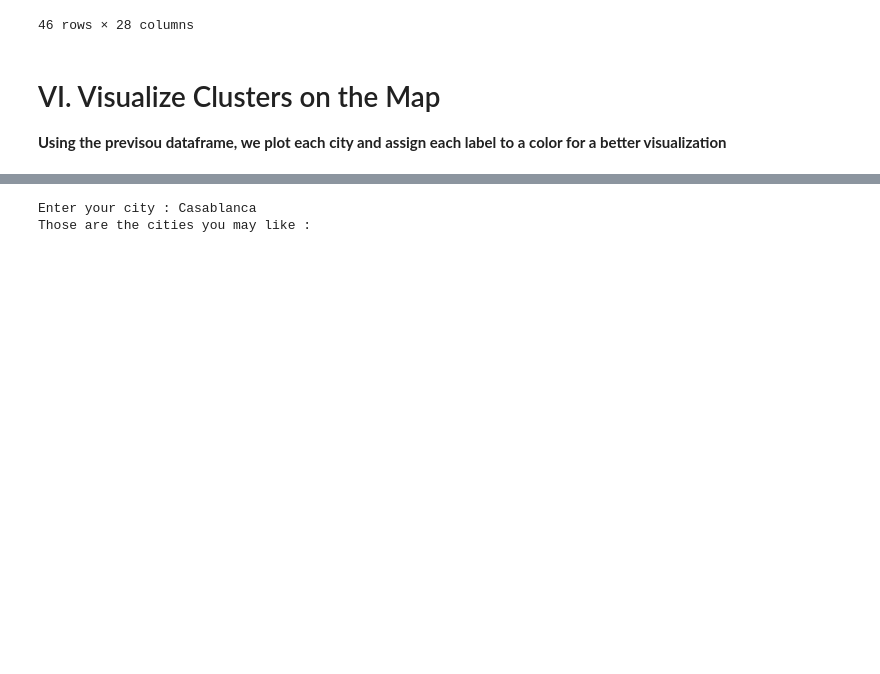
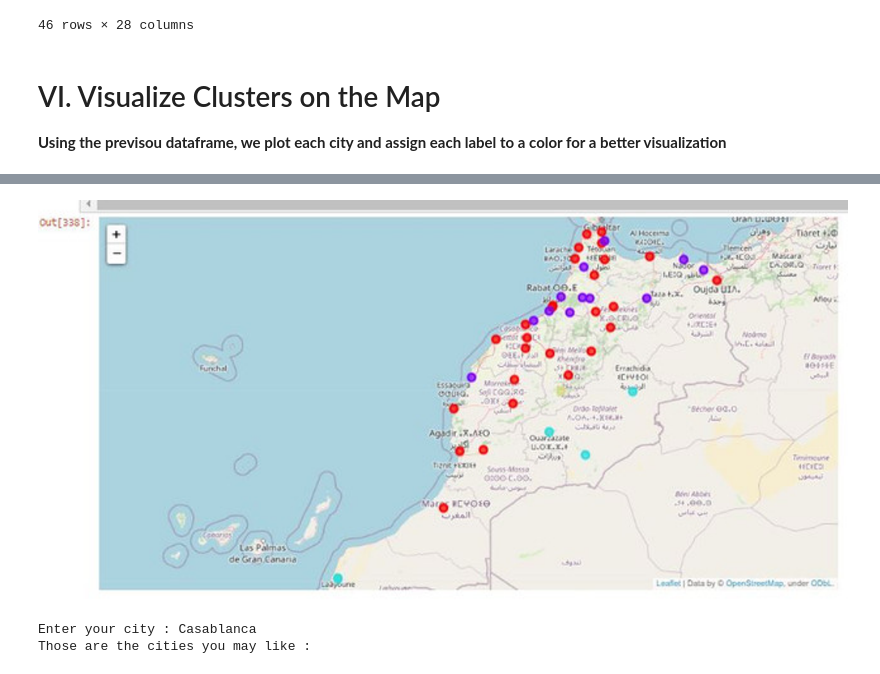
Before and after one commit to hamdanihamza/IBM-Capstone-Project, a Jupyter notebook: The Battle of Neighborhoods (Week 2).ipynb, the cells around one changed output, grey strips where cells are left out. Cells and saved outputs as stored; diff of their text form; code cells hidden in the pictures; blank space fills up the shorter version.

```diff
--- a/The Battle of Neighborhoods (Week 2).ipynb
+++ b/The Battle of Neighborhoods (Week 2).ipynb
@@ -573,6 +585,16 @@ for lat, lon, poi, cluster in zip(moroccan_cities_clustered['Latitude'], morocca
 morocco_clustered
 # %% [output]
 [interactive output not drawn]
+# %%
+from PIL import Image
+import requests
+from io import BytesIO
+
+response = requests.get('https://i.ibb.co/YyYHk85/morocco2.jpg')
+img2 = Image.open(BytesIO(response.content))
+img2.resize((1000,500))
+# %% [output]
+[figure, added]
 # %%
 ur_city = input("Enter your city : ")
 
```
Also changed, not shown: parts of 2 cells of this notebook.
